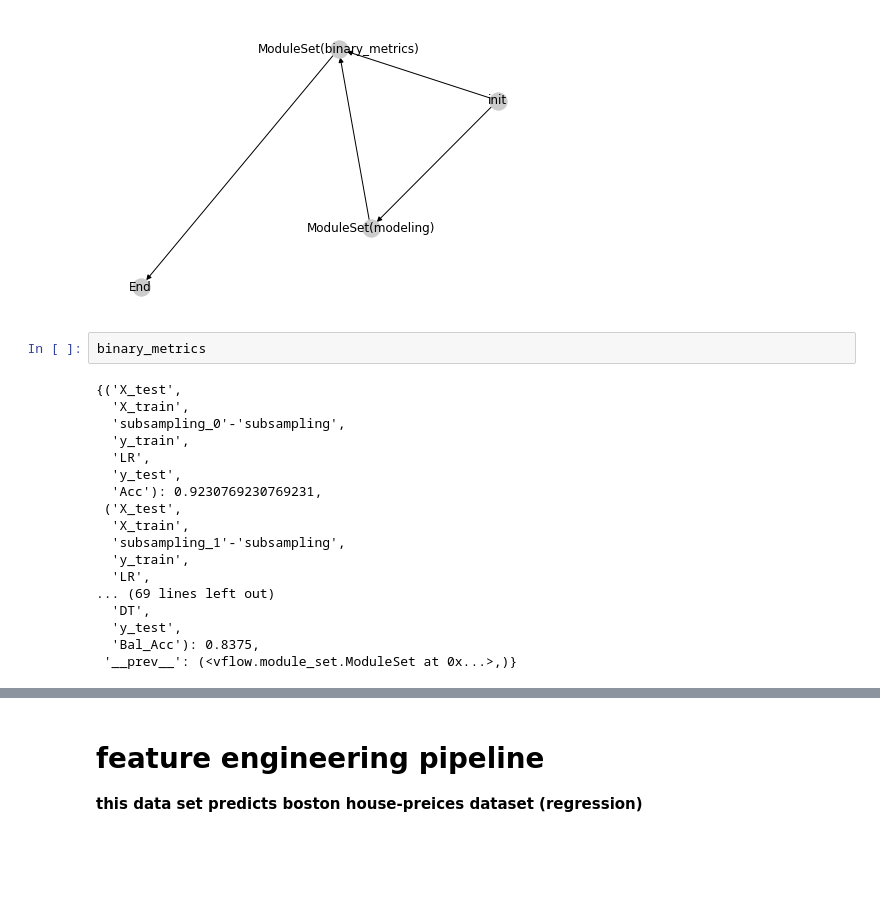
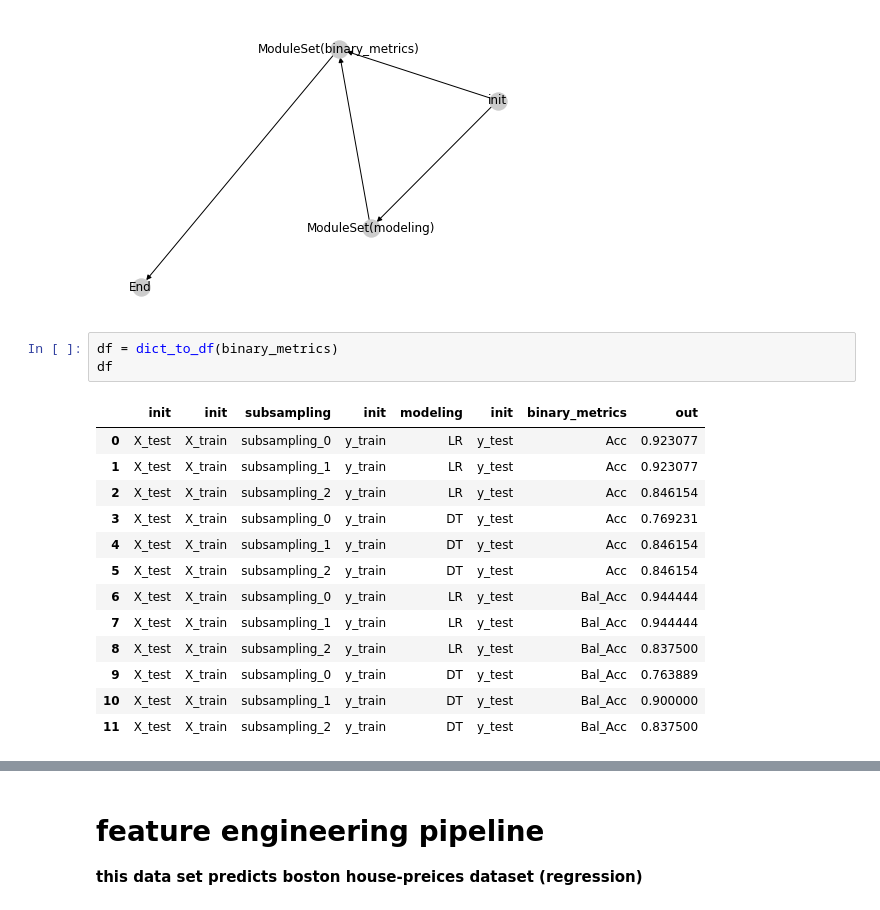
Before and after one commit to Yu-Group/veridical-flow, a Jupyter notebook: notebooks/00_synthetic_classification.ipynb, the cells around one changed output, grey strips where cells are left out. Saved outputs shown, nothing was run; the diff lists cells and outputs as text; blank space fills up the shorter version.

```diff
--- a/notebooks/00_synthetic_classification.ipynb
+++ b/notebooks/00_synthetic_classification.ipynb
@@ -64,23 +67,20 @@ plt.show()
 #     print('output', k1)
 # %% [output]
 [figure]
-# %%
-binary_metrics
-# %% [output]
-{('X_test',
-  'X_train',
-  'subsampling_0'-'subsampling',
-  'y_train',
-  'LR',
-  'y_test',
-  'Acc'): 0.9230769230769231,
- ('X_test',
-  'X_train',
-  'subsampling_1'-'subsampling',
-  'y_train',
-  'LR',
-... (69 lines left out)
-  'DT',
-  'y_test',
-  'Bal_Acc'): 0.8375,
- '__prev__': (<vflow.module_set.ModuleSet at 0x...>,)}
+# %%
+df = dict_to_df(binary_metrics)
+df
+# %% [output]
+|  | init | init | subsampling | init | modeling | init | binary_metrics | out |
+| 0 | X_test | X_train | subsampling_0 | y_train | LR | y_test | Acc | 0.923077 |
+| 1 | X_test | X_train | subsampling_1 | y_train | LR | y_test | Acc | 0.923077 |
+| 2 | X_test | X_train | subsampling_2 | y_train | LR | y_test | Acc | 0.846154 |
+| 3 | X_test | X_train | subsampling_0 | y_train | DT | y_test | Acc | 0.769231 |
+| 4 | X_test | X_train | subsampling_1 | y_train | DT | y_test | Acc | 0.846154 |
+| 5 | X_test | X_train | subsampling_2 | y_train | DT | y_test | Acc | 0.846154 |
+| 6 | X_test | X_train | subsampling_0 | y_train | LR | y_test | Bal_Acc | 0.944444 |
+| 7 | X_test | X_train | subsampling_1 | y_train | LR | y_test | Bal_Acc | 0.944444 |
+| 8 | X_test | X_train | subsampling_2 | y_train | LR | y_test | Bal_Acc | 0.837500 |
+| 9 | X_test | X_train | subsampling_0 | y_train | DT | y_test | Bal_Acc | 0.763889 |
+| 10 | X_test | X_train | subsampling_1 | y_train | DT | y_test | Bal_Acc | 0.900000 |
+| 11 | X_test | X_train | subsampling_2 | y_train | DT | y_test | Bal_Acc | 0.837500 |
```
Also changed, not shown: parts of 2 cells of this notebook, 6 other files.
